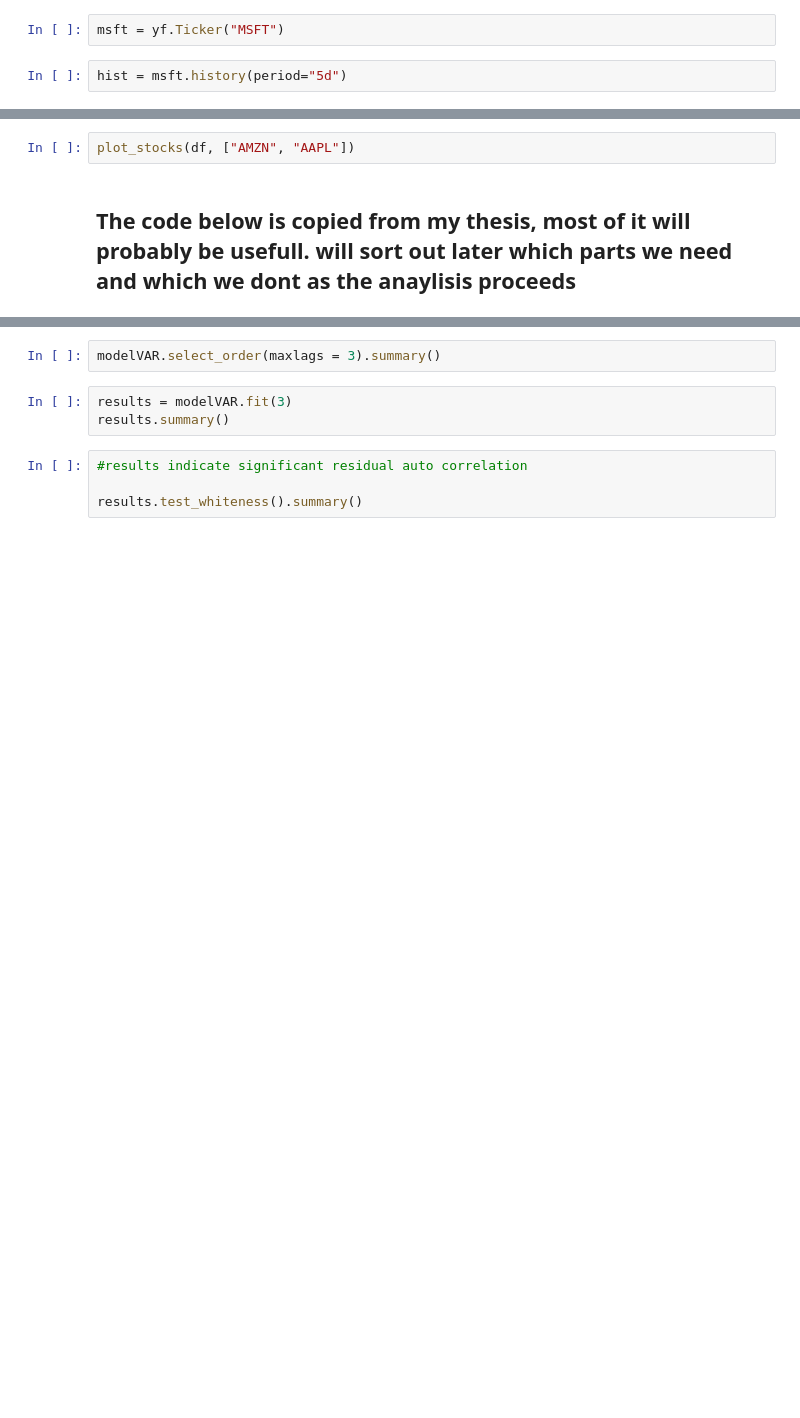
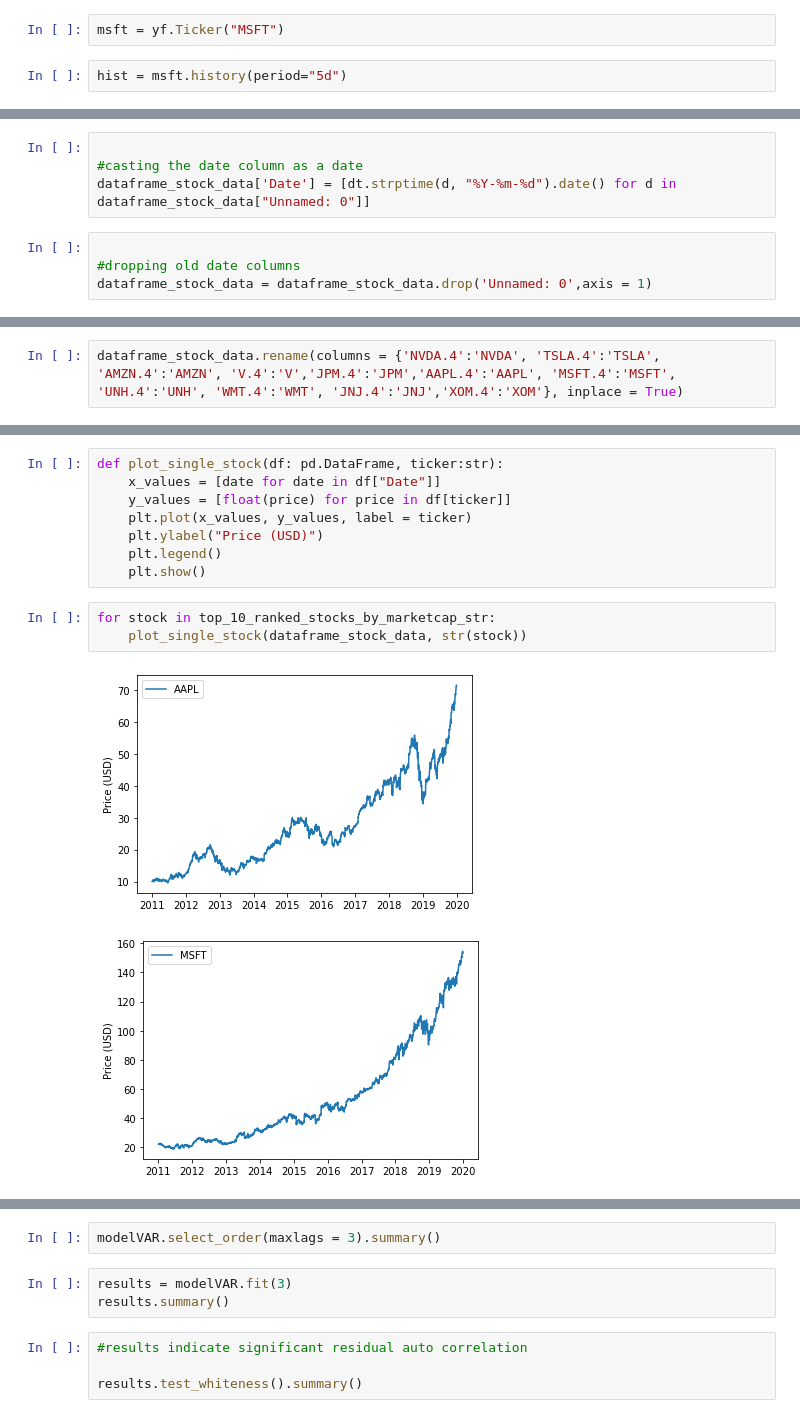
Before and after one commit to DerkNiessink/Project_SDA, a Jupyter notebook: SDA Project - Stock Sentiment Analysis timeseries_1.1.ipynb, the cells around one changed output, grey strips where cells are left out. Saved outputs shown, nothing was run; the diff lists cells and outputs as text; blank space fills up the shorter version.

```diff
--- a/SDA Project - Stock Sentiment Analysis timeseries_1.1.ipynb
+++ b/SDA Project - Stock Sentiment Analysis timeseries_1.1.ipynb
@@ -237,0 +273,8 @@ df = df.drop([0, 1])
+# %%
+
+#casting the date column as a date
+dataframe_stock_data['Date'] = [dt.strptime(d, "%Y-%m-%d").date() for d in dataframe_stock_data["Unnamed: 0"]]
+# %%
+
+#dropping old date columns
+dataframe_stock_data = dataframe_stock_data.drop('Unnamed: 0',axis = 1)
@@ -237,0 +297,2 @@ df = df.drop([0, 1])
+# %%
+dataframe_stock_data.rename(columns = {'NVDA.4':'NVDA', 'TSLA.4':'TSLA', 'AMZN.4':'AMZN', 'V.4':'V','JPM.4':'JPM','AAPL.4':'AAPL', 'MSFT.4':'MSFT', 'UNH.4':'UNH', 'WMT.4':'WMT', 'JNJ.4':'JNJ','XOM.4':'XOM'}, inplace = True)
@@ -247,4 +324,14 @@ def plot_stocks(df: pd.DataFrame, tickers: list):
-# %%
-plot_stocks(df, ["AMZN", "AAPL"])
-# %% [markdown]
-## The code below is copied from my thesis, most of it will probably be usefull. will sort out later which parts we need and which we dont as the anaylisis proceeds
+# %%
+def plot_single_stock(df: pd.DataFrame, ticker:str):
+    x_values = [date for date in df["Date"]]
+    y_values = [float(price) for price in df[ticker]]
+    plt.plot(x_values, y_values, label = ticker)
+    plt.ylabel("Price (USD)")
+    plt.legend()
+    plt.show()
+# %%
+for stock in top_10_ranked_stocks_by_marketcap_str:
+    plot_single_stock(dataframe_stock_data, str(stock))
+# %% [output]
+[figure, added]
+[figure, added]
```
Also changed, not shown: parts of 30 cells of this notebook.
